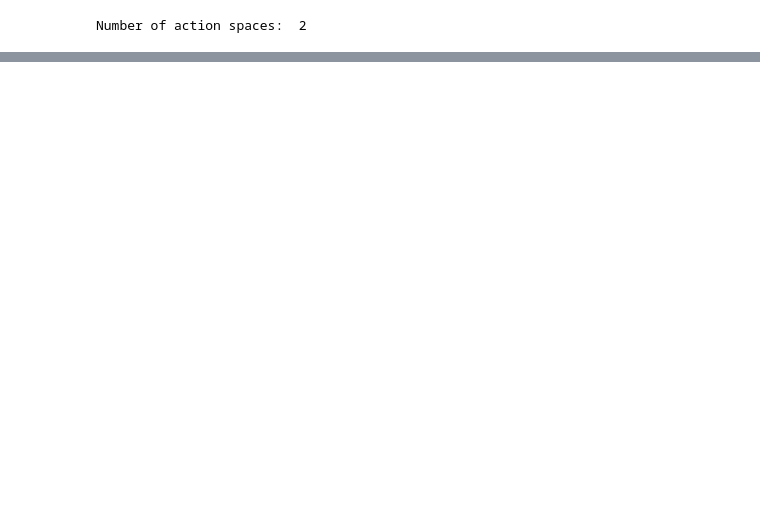
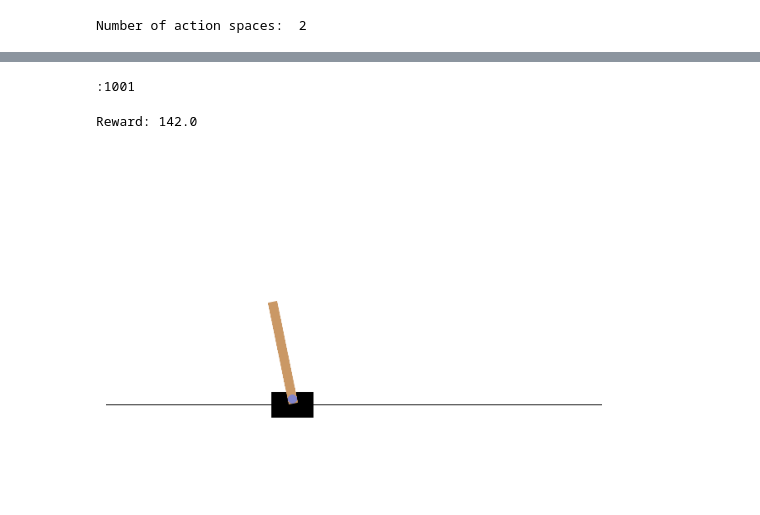
Before and after one commit to sriksmachi/sriksml, a Jupyter notebook: reinforcement-learning/reinforce.ipynb, the cells around one changed output, grey strips where cells are left out. Drawn from its saved outputs; the diff is of its cells as text; code cells hidden in the pictures; blank space fills up the shorter version.

```diff
--- a/reinforcement-learning/reinforce.ipynb
+++ b/reinforcement-learning/reinforce.ipynb
@@ -184,0 +213,49 @@ plt.show()
+# %%
+
+# Configuration the image rendering in colab
+
+# Taken from
+# https://towardsdatascience.com/rendering-openai-gym-envs-on-binder-and-google-colab-536f99391cc7
+
+!apt-get install -y xvfb x11-utils &> /dev/null
+
+!pip install pyvirtualdisplay==0.2.* \
+             PyOpenGL==3.1.* \
+             PyOpenGL-accelerate==3.1.* &> /dev/null
+
+!pip install gym[box2d]==0.17.* &> /dev/null
+
+# Taken from https://github.com/actions/virtual-environments/issues/214
+!sudo apt-get update  &> /dev/null
+!sudo apt-get install xvfb --fix-missing &> /dev/null
+
+import pyvirtualdisplay
+
+_display = pyvirtualdisplay.Display(visible=False, size=(1400, 900))
+_ = _display.start()
+
+!echo $DISPLAY # sanity checking: should be set to some value (e.g. 1005)
+
+from IPython import display
+# %% [output]
+:1001
+# %%
+env = gym.make('CartPole-v0')
+state = env.reset()
+rewards = []
+img = plt.imshow(env.render(mode='rgb_array'))
+for t in range(2000):
+  action = cartpole.act(state)
+  img.set_data(env.render(mode='rgb_array'))
+  plt.axis('off')
+  display.display(plt.gcf())
+  display.clear_output(wait=True)
+  state, reward, done, _ = env.step(action)
+  rewards.append(reward)
+  if done:
+      print("Reward:", sum([r for r in rewards]))
+      break
+env.close()
+# %% [output]
+Reward: 142.0
+[figure, added]
```
Also changed, not shown: parts of 14 cells of this notebook.
